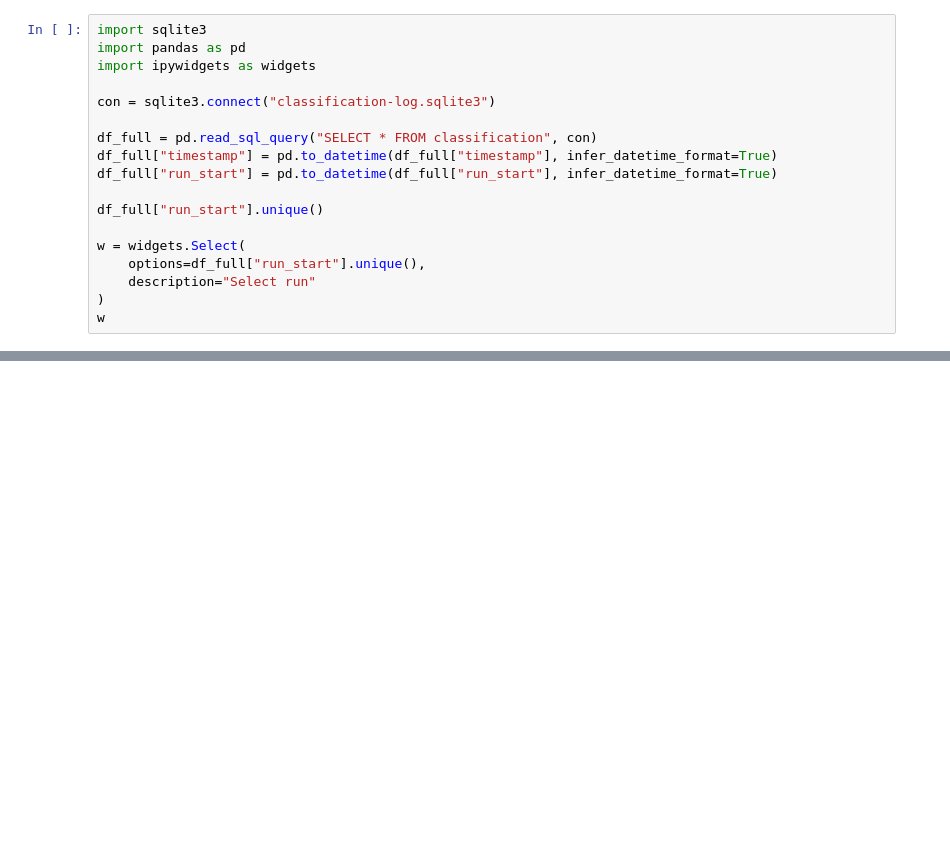
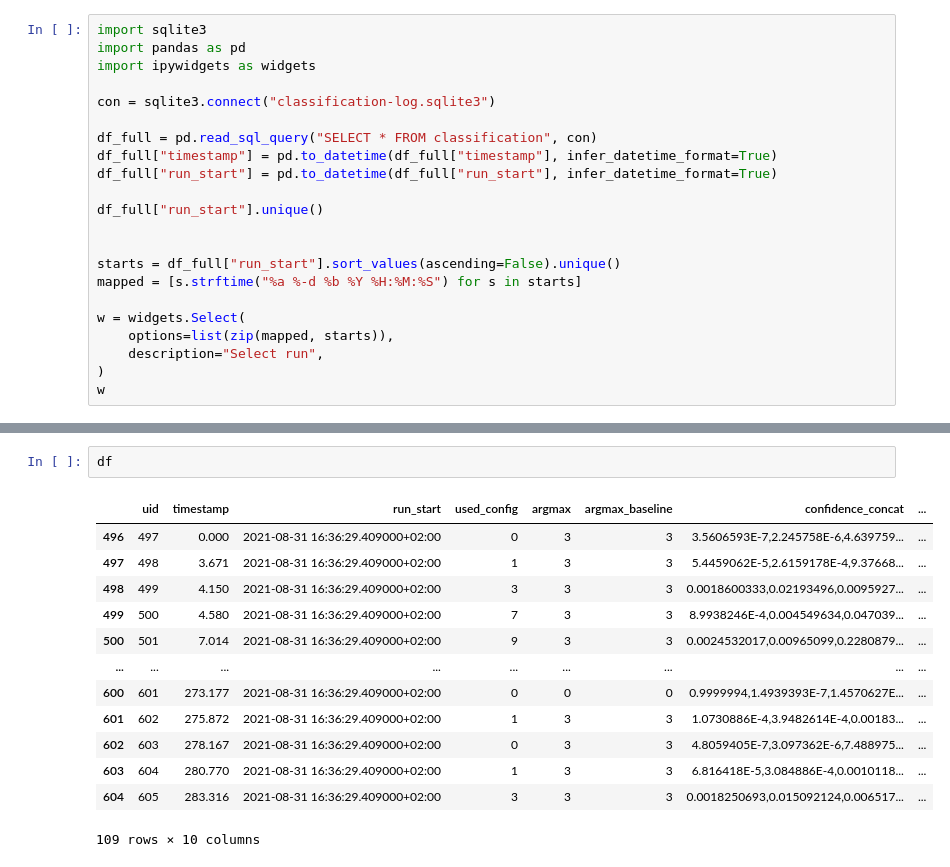
Before and after one commit to MatevzFa/hpvm-tuning-android, a Jupyter notebook: notebooks/adaptation.ipynb, the cells around one changed output, grey strips where cells are left out. Saved outputs shown, nothing was run; the diff lists cells and outputs as text; blank space fills up the shorter version.

```diff
--- a/notebooks/adaptation.ipynb
+++ b/notebooks/adaptation.ipynb
@@ -13,8 +13,12 @@ df_full["run_start"] = pd.to_datetime(df_full["run_start"], infer_datetime_forma
 
 df_full["run_start"].unique()
 
+
+starts = df_full["run_start"].sort_values(ascending=False).unique()
+mapped = [s.strftime("%a %-d %b %Y %H:%M:%S") for s in starts]
+
 w = widgets.Select(
-    options=df_full["run_start"].unique(),
-    description="Select run"
+    options=list(zip(mapped, starts)),
+    description="Select run",
 )
 w
@@ -87,0 +98,16 @@ print(f"missing: {plotted - len(df)}")
+# %%
+df
+# %% [output]
+|  | uid | timestamp | run_start | used_config | argmax | argmax_baseline | confidence_concat | ... |
+| 496 | 497 | 0.000 | 2021-08-31 16:36:29.409000+02:00 | 0 | 3 | 3 | 3.5606593E-7,2.245758E-6,4.639759... | ... |
+| 497 | 498 | 3.671 | 2021-08-31 16:36:29.409000+02:00 | 1 | 3 | 3 | 5.4459062E-5,2.6159178E-4,9.37668... | ... |
+| 498 | 499 | 4.150 | 2021-08-31 16:36:29.409000+02:00 | 3 | 3 | 3 | 0.0018600333,0.02193496,0.0095927... | ... |
+| 499 | 500 | 4.580 | 2021-08-31 16:36:29.409000+02:00 | 7 | 3 | 3 | 8.9938246E-4,0.004549634,0.047039... | ... |
+| 500 | 501 | 7.014 | 2021-08-31 16:36:29.409000+02:00 | 9 | 3 | 3 | 0.0024532017,0.00965099,0.2280879... | ... |
+| ... | ... | ... | ... | ... | ... | ... | ... | ... |
+| 600 | 601 | 273.177 | 2021-08-31 16:36:29.409000+02:00 | 0 | 0 | 0 | 0.9999994,1.4939393E-7,1.4570627E... | ... |
+| 601 | 602 | 275.872 | 2021-08-31 16:36:29.409000+02:00 | 1 | 3 | 3 | 1.0730886E-4,3.9482614E-4,0.00183... | ... |
+| 602 | 603 | 278.167 | 2021-08-31 16:36:29.409000+02:00 | 0 | 3 | 3 | 4.8059405E-7,3.097362E-6,7.488975... | ... |
+| 603 | 604 | 280.770 | 2021-08-31 16:36:29.409000+02:00 | 1 | 3 | 3 | 6.816418E-5,3.084886E-4,0.0010118... | ... |
+| 604 | 605 | 283.316 | 2021-08-31 16:36:29.409000+02:00 | 3 | 3 | 3 | 0.0018250693,0.015092124,0.006517... | ... |
+109 rows × 10 columns
```
Also changed, not shown: parts of 3 cells of this notebook, 2 other files.
